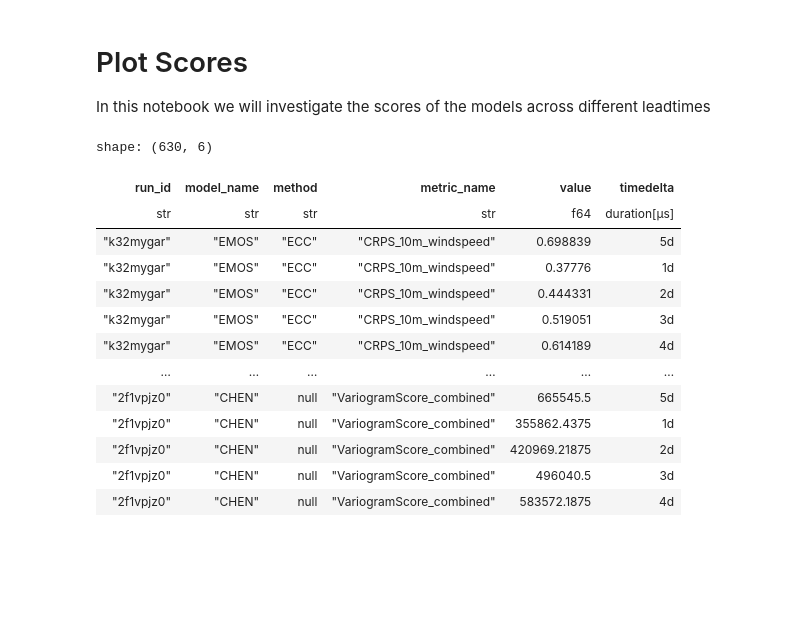
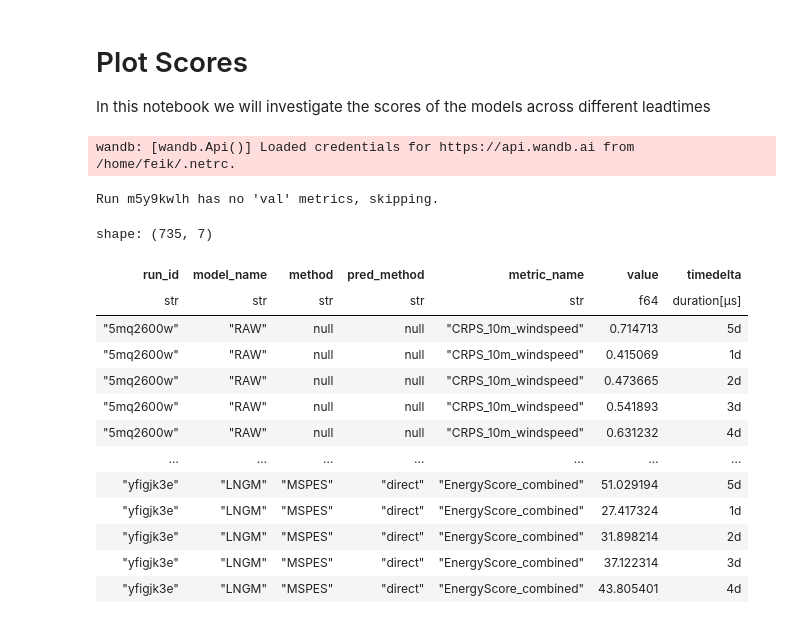
Before and after one commit to m-j-w-f/GenPP, a Jupyter notebook: src/genpp/eval/plot_scores.ipynb, the cells around one changed output. Drawn from its saved outputs; the diff is of its cells as text; code cells hidden in the pictures; blank space fills up the shorter version.

```diff
--- a/src/genpp/eval/plot_scores.ipynb
+++ b/src/genpp/eval/plot_scores.ipynb
@@ -21,8 +21,10 @@ api = wandb.Api()
 # Get runs with a specific tag
 runs = api.runs(
     "feik/genpp",  # Replace with your entity/project
-    filters={"tags": {"$all": ["best", "multi leadtime"], "$nin": ["deprecated"]}},
+    filters={"tags": {"$all": ["final"], "$nin": ["deprecated"]}},
 )
+# %% [output]
+wandb: [wandb.Api()] Loaded credentials for https://api.wandb.ai from /home/feik/.netrc.
 # %%
 def parse_wandb_runs_to_polars(runs):
     """
@@ -57,62 +59,91 @@ def parse_wandb_runs_to_polars(runs):
                                 "run_id": run_id,
                                 "model_name": model_name,
                                 "method": method,
+                                "pred_method": None,
                                 "metric_name": metric_name,
                                 "timedelta_hours": hours,
                                 "value": value,
                             }
                         )
-        else:
-            # No method level (like FM_UNET, CHEN and ENGRESSION)
-            if model_name == "CHEN_SPATIAL":
-                model_name += "_" + str(json_config["model.loss_fn.patch_size"]["value"])
-            elif model_name in ("FM_UVIT", "FM_UNET"):
-                model_name += "_" + str(json_config["model.internal_td_scaling"]["value"])
+        else:  # No method level, metrics are directly under "val"
+            # Determine loss function for method column, if available
+            if json_config.get("model", False) and json_config["model"]["value"].get(
+                "loss_fn", False
+            ):
+                loss_fn = json_config["model"]["value"]["loss_fn"]["_target_"].split(".")[-1]
+            else:
+                loss_fn = None
+            # Determine if direct or indirect predictions
+            tags = run.tags
+            if "direct" in tags:
+                pred_method = "direct"
+            elif "indirect" in tags:
+                pred_method = "indirect"
+            else:
+                pred_method = None
+
             for metric_name, time_values in val_metrics.items():
                 if not isinstance(time_values, dict):
                     continue  # Skip non-dict values (like _wandb metadata)
                 for time_horizon, value in time_values.items():
                     # Convert time_horizon string (e.g., "24h") to hours integer
                     hours = int(time_horizon.rstrip("h"))
                     rows.append(
                         {
                             "run_id": run_id,
                             "model_name": model_name,
-                            "method": None,
+                            "method": loss_fn,
+                            "pred_method": pred_method,
                             "metric_name": metric_name,
                             "timedelta_hours": hours,
                             "value": value,
                         }
                     )
     # Create Polars DataFrame with explicit Duration type
     df = (
-        pl.DataFrame(rows)
+        pl.DataFrame(rows, infer_schema_length=1000)
         .with_columns(
-            pl.col("timedelta_hours").mul(3600_000_000).cast(pl.Duration("us")).alias("timedelta")
+            pl.col("timedelta_hours").mul(3600_000_000).cast(pl.Duration("us")).alias("timedelta"),
+            # Rename model_name from CHEN to LNGM for better readability
+            pl.col("model_name")
+            .replace({"CHEN": "LNGM", "raw_ensemble": "RAW"})
+            .alias("model_name"),
+            # Rename loss fn to their short names for better readability
+            pl.col("method")
+            .replace(
+                {
+                    "EnergyScore": "ES",
+                    "PatchwiseEnergyScore": "PES",
+                    "MultiScaleEnergyScore": "MSES",
+                    "MultiScalePatchwiseEnergyScore": "MSPES",
+                }
+            )
+            .alias("method"),
         )
         .drop("timedelta_hours")
     )
 
     return df
 
 
 df = parse_wandb_runs_to_polars(runs)
 df
 # %% [output]
-shape: (630, 6)
+Run m5y9kwlh has no 'val' metrics, skipping.
+shape: (735, 7)
-| run_id | model_name | method | metric_name | value | timedelta |
-| str | str | str | str | f64 | duration[μs] |
-| "k32mygar" | "EMOS" | "ECC" | "CRPS_10m_windspeed" | 0.698839 | 5d |
-| "k32mygar" | "EMOS" | "ECC" | "CRPS_10m_windspeed" | 0.37776 | 1d |
-| "k32mygar" | "EMOS" | "ECC" | "CRPS_10m_windspeed" | 0.444331 | 2d |
-| "k32mygar" | "EMOS" | "ECC" | "CRPS_10m_windspeed" | 0.519051 | 3d |
-| "k32mygar" | "EMOS" | "ECC" | "CRPS_10m_windspeed" | 0.614189 | 4d |
-| … | … | … | … | … | … |
-| "2f1vpjz0" | "CHEN" | null | "VariogramScore_combined" | 665545.5 | 5d |
-| "2f1vpjz0" | "CHEN" | null | "VariogramScore_combined" | 355862.4375 | 1d |
-| "2f1vpjz0" | "CHEN" | null | "VariogramScore_combined" | 420969.21875 | 2d |
-| "2f1vpjz0" | "CHEN" | null | "VariogramScore_combined" | 496040.5 | 3d |
-| "2f1vpjz0" | "CHEN" | null | "VariogramScore_combined" | 583572.1875 | 4d |
+| run_id | model_name | method | pred_method | metric_name | value | timedelta |
+| str | str | str | str | str | f64 | duration[μs] |
+| "5mq2600w" | "RAW" | null | null | "CRPS_10m_windspeed" | 0.714713 | 5d |
+| "5mq2600w" | "RAW" | null | null | "CRPS_10m_windspeed" | 0.415069 | 1d |
+| "5mq2600w" | "RAW" | null | null | "CRPS_10m_windspeed" | 0.473665 | 2d |
+| "5mq2600w" | "RAW" | null | null | "CRPS_10m_windspeed" | 0.541893 | 3d |
+| "5mq2600w" | "RAW" | null | null | "CRPS_10m_windspeed" | 0.631232 | 4d |
+| … | … | … | … | … | … | … |
+| "yfigjk3e" | "LNGM" | "MSPES" | "direct" | "EnergyScore_combined" | 51.029194 | 5d |
+| "yfigjk3e" | "LNGM" | "MSPES" | "direct" | "EnergyScore_combined" | 27.417324 | 1d |
+| "yfigjk3e" | "LNGM" | "MSPES" | "direct" | "EnergyScore_combined" | 31.898214 | 2d |
+| "yfigjk3e" | "LNGM" | "MSPES" | "direct" | "EnergyScore_combined" | 37.122314 | 3d |
+| "yfigjk3e" | "LNGM" | "MSPES" | "direct" | "EnergyScore_combined" | 43.805401 | 4d |
 # %%
 # Prepare data for plotting using polars
 df_plot = df.with_columns(
```
Also changed, not shown: parts of 10 cells of this notebook, 4 other files.
